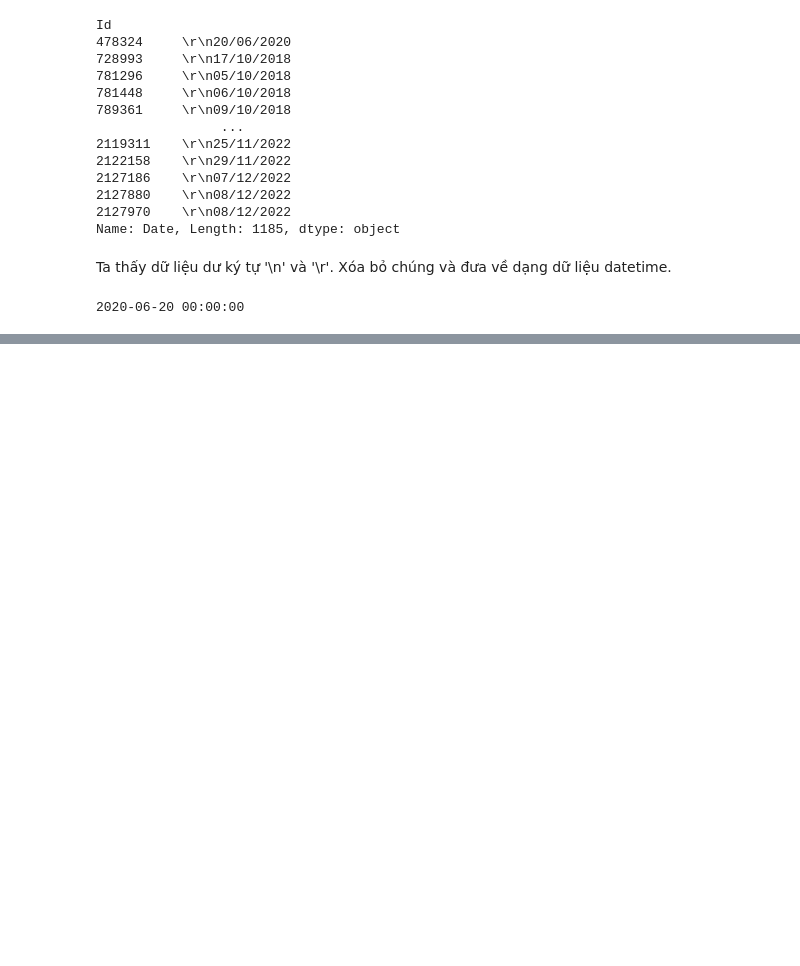
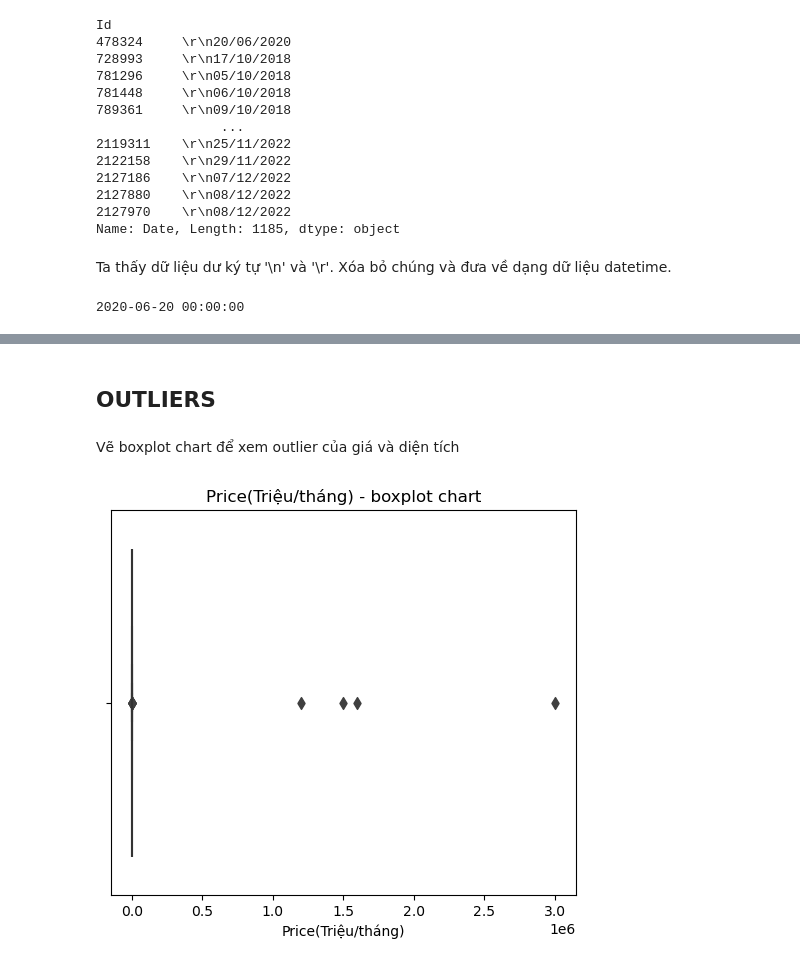
Before and after one commit to laitoanthang/HCM-House-Predict, a Jupyter notebook: Data Science Process/Preprocessing/datapreprocessing.ipynb, the cells around one changed output, grey strips where cells are left out. Drawn from its saved outputs; the diff is of its cells as text; code cells hidden in the pictures; blank space fills up the shorter version.

```diff
--- a/Data Science Process/Preprocessing/datapreprocessing.ipynb
+++ b/Data Science Process/Preprocessing/datapreprocessing.ipynb
@@ -306,0 +332,2 @@ print(df_info.loc[478324, 'Date'])
+# %%
+df_info.dropna(inplace=True)
@@ -306,0 +344,14 @@ print(df_info.loc[478324, 'Date'])
+# %% [markdown]
+## OUTLIERS
+# %% [markdown]
+Vẽ boxplot chart để xem outlier của giá và diện tích
+# %%
+def boxplot_chart(col):
+   fig = plt.figure(figsize=(6,5))
+   sns.boxenplot(df_info[col])
+   plt.title(f'{col} - boxplot chart')
+   plt.show()
+# %%
+boxplot_chart('Price(Triệu/tháng)')
+# %% [output]
+[figure, added]
```
Also changed, not shown: parts of 29 cells of this notebook.
